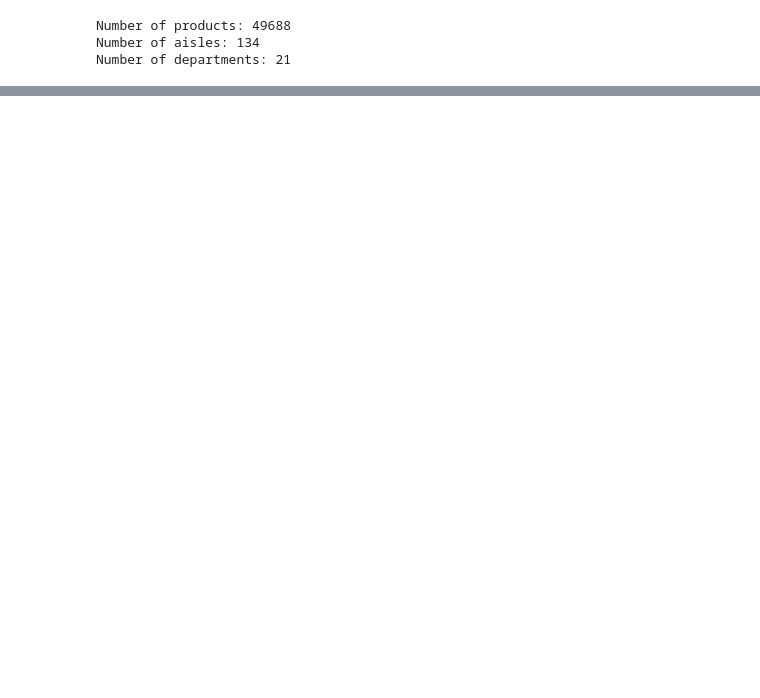
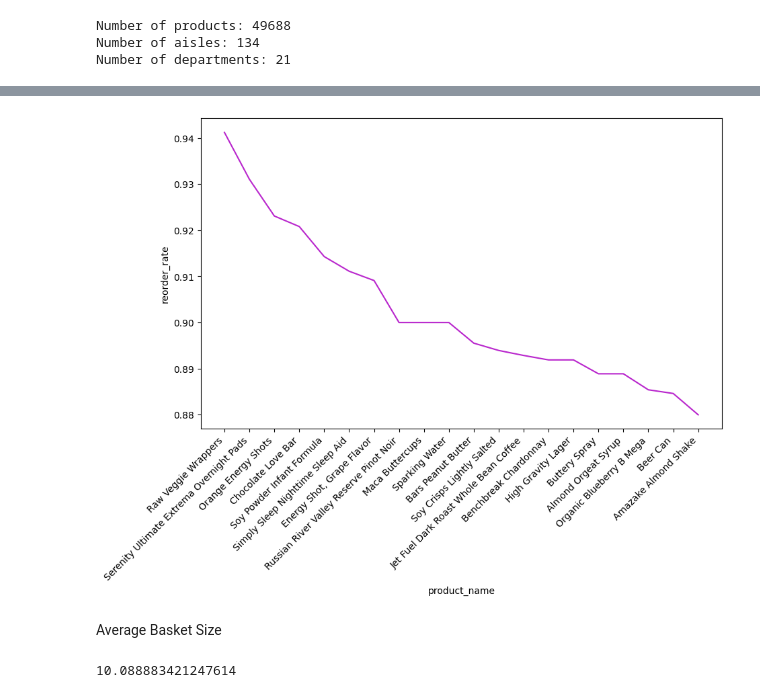
Before and after one commit to shubhi925/stratify_project, a Jupyter notebook: eda.ipynb, the cells around one changed output, grey strips where cells are left out. Drawn from its saved outputs; the diff is of its cells as text; code cells hidden in the pictures; blank space fills up the shorter version.

```diff
--- a/eda.ipynb
+++ b/eda.ipynb
@@ -177,0 +206,17 @@ print(top_reorder_df.head())
+# %%
+plt.figure(figsize=(10,6))
+sns.lineplot(top_reorder_rate.head(20),x='product_name',y='reorder_rate',color="#b926cd")
+plt.xticks(rotation=45,ha='right')
+plt.show()
+# %% [output]
+[figure, added]
+# %% [markdown]
+Average Basket Size
+# %%
+basket_size = order_prior_df.groupby('order_id')['product_id'].count().reset_index()
+basket_size.columns = ['order_id', 'basket_size']
+
+avg_basket_size = basket_size['basket_size'].mean()
+print(avg_basket_size)
+# %% [output]
+10.088883421247614
```
Also changed, not shown: parts of 31 cells of this notebook.
